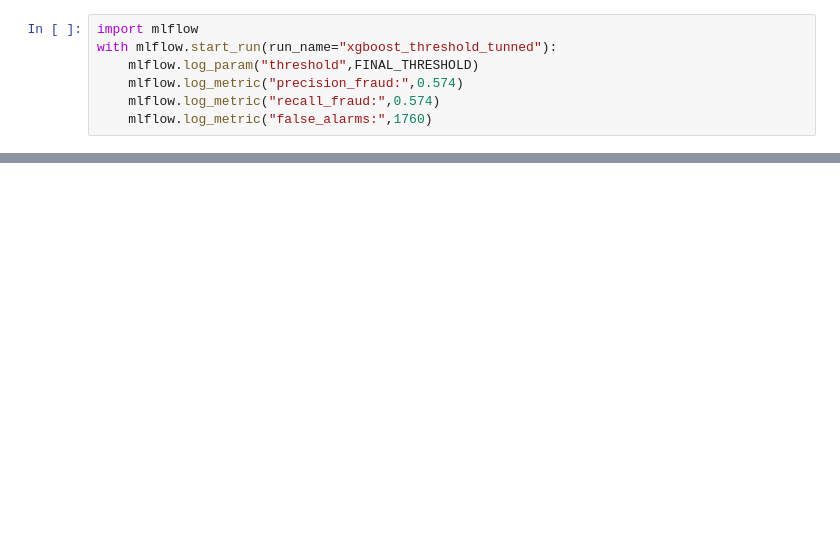
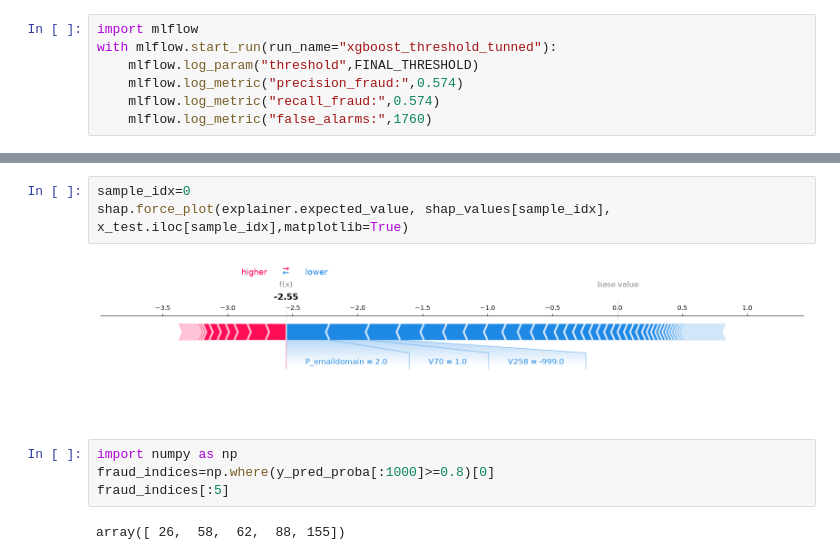
Before and after one commit to Afifarizvi/fraud-detection-system, a Jupyter notebook: notebooks/01_eda.ipynb, the cells around one changed output, grey strips where cells are left out. Drawn from its saved outputs; the diff is of its cells as text; blank space fills up the shorter version.

```diff
--- a/notebooks/01_eda.ipynb
+++ b/notebooks/01_eda.ipynb
@@ -393,0 +401,11 @@ with mlflow.start_run(run_name="xgboost_threshold_tunned"):
+# %%
+sample_idx=0
+shap.force_plot(explainer.expected_value, shap_values[sample_idx], x_test.iloc[sample_idx],matplotlib=True)
+# %% [output]
+[figure, added]
+# %%
+import numpy as np
+fraud_indices=np.where(y_pred_proba[:1000]>=0.8)[0]
+fraud_indices[:5]
+# %% [output]
+array([ 26,  58,  62,  88, 155])
```
Also changed, not shown: parts of 7 cells of this notebook, 2 other files.
